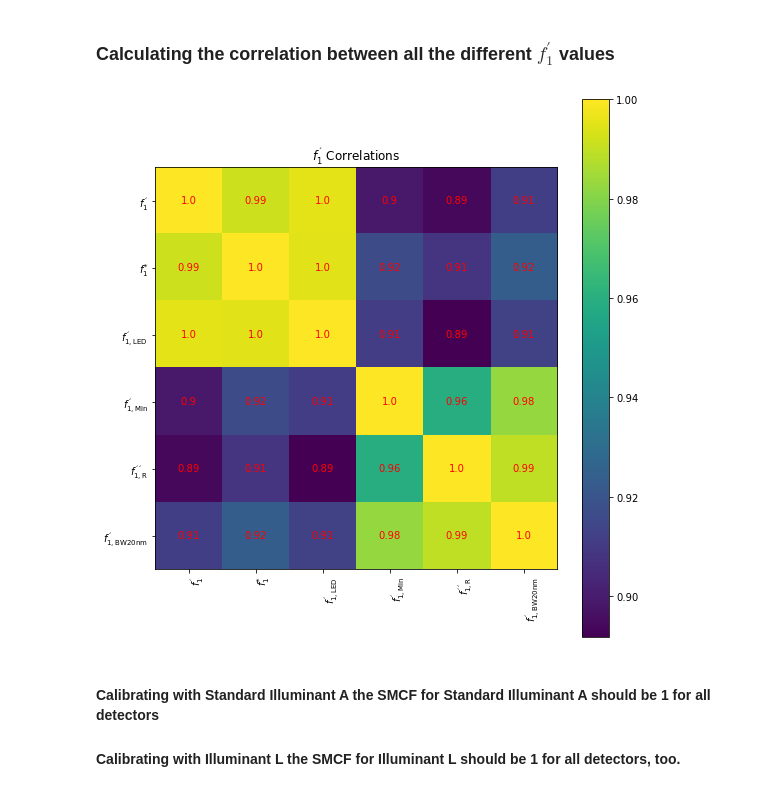
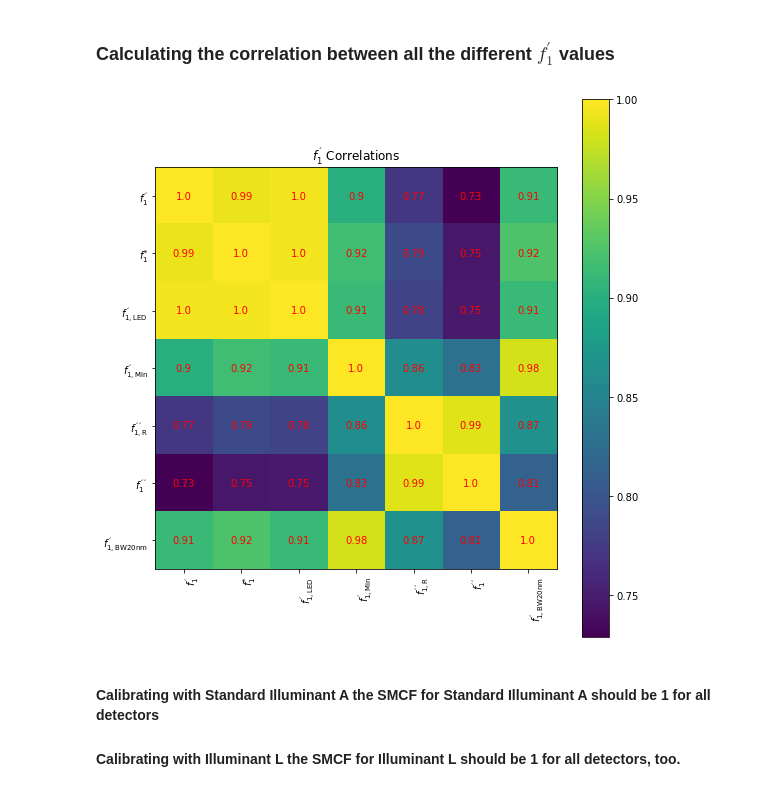
Before and after one commit to empir19nrm02/empir19nrm02, a Jupyter notebook: empir19nrm02/Jupyter/f1PrimeDetector.ipynb, the cells around one changed output. Cells and saved outputs as stored; diff of their text form; code cells hidden in the pictures.

```diff
--- a/empir19nrm02/Jupyter/f1PrimeDetector.ipynb
+++ b/empir19nrm02/Jupyter/f1PrimeDetector.ipynb
@@ -218,7 +221,7 @@ pyplot.savefig('SMCF_Detector_f1Prime.png')
 # %% [markdown]
 ### Calculating all the different $f_{1}^{'}$ values.
 # %%
-dCutOff=0.01
+dCutOff=0.003
 
 f1pA=lx.spectral_mismatch_and_uncertainty.f1prime(vldetectors, S_C='A', cieobs='1931_2', s_target_index=2)
 f1pE=lx.spectral_mismatch_and_uncertainty.f1prime(vldetectors, S_C='E', cieobs='1931_2', s_target_index=2)
@@ -226,5 +229,12 @@ f1pLED=lx.spectral_mismatch_and_uncertainty.f1prime(vldetectors, S_C='LED_B3', c
 f1pA_py=py_f1PrimeGlx(vldetectors, strObserver='1931_2', iObserverOffset = 1, strWeighting='A', iMin=0, dCutOff=0., dBandWidth=0.)
 f1pAFMin=py_f1PrimeGlx(vldetectors, strObserver='1931_2', iObserverOffset = 1, strWeighting='A', iMin=1, dCutOff=0., dBandWidth=0.)
 f1pAFCutOffR=py_f1PrimeGlx(vldetectors, strObserver='1931_2', iObserverOffset = 1, strWeighting='A', iMin=0, dCutOff=-dCutOff, dBandWidth=0.)
+f1pp=py_f1PrimeGlx(vldetectors, strObserver='1931_2', iObserverOffset = 1, strWeighting='A', iMin=0, dCutOff=dCutOff, dBandWidth=0.)
 f1pBW20nm=py_f1PrimeGlx(vldetectors, strObserver='1931_2', iObserverOffset = 1, strWeighting='A', iMin=0, dCutOff=0., dBandWidth=20.)
-f1pEval = np.vstack(( f1pA, f1pE, f1pLED, f1pAFMin, f1pAFCutOffR, f1pBW20nm))
+f1pEval = np.vstack(( f1pA, f1pE, f1pLED, f1pAFMin, f1pAFCutOffR, f1pp, f1pBW20nm))
+
+pyplot.plot(f1pA, f1pp, '*')
+pyplot.xlabel('$f_{1}^{´}$')
+pyplot.ylabel('$f_{1}^{´´}$')
+pyplot.title('Comparison $f_{1}^{´}$ and $f_{1}^{´´}$')
+pyplot.savefig('f1prime-f1primeprime comparison.png')
@@ -233,10 +245,10 @@ f1pEval = np.vstack(( f1pA, f1pE, f1pLED, f1pAFMin, f1pAFCutOffR, f1pBW20nm))
 # %%
 f1pEvalCorr = np.corrcoef(f1pEval)
 # %%
-x_label_list = ['$f_{1}^{´}$', '$f_{1}^{*}$', '$f_{1,\mathrm{LED}}^{´}$', '$f_{1,\mathrm{Min}}^{´}$', '$f_{1,\mathrm{R}}^{´´}$', '$f_{1,\mathrm{BW20nm}}^{´}$']
+x_label_list = ['$f_{1}^{´}$', '$f_{1}^{*}$', '$f_{1,\mathrm{LED}}^{´}$', '$f_{1,\mathrm{Min}}^{´}$', '$f_{1,\mathrm{R}}^{´´}$', '$f_{1}^{´´}$', '$f_{1,\mathrm{BW20nm}}^{´}$']
 plotCorrMatrixSamll(f1pEvalCorr, x_label_list, title='$f_{1}^{´}$ Correlations', fileName='f1p Correlations.png', with_values=True)
 # %% [output]
-[figure, old version]
+[figure, new version]
 # %% [markdown]
 #### Calibrating with Standard Illuminant A the SMCF for Standard Illuminant A should be 1 for all detectors
 #### Calibrating with Illuminant L the SMCF for Illuminant L should be 1 for all detectors, too.
```
Also changed, not shown: parts of 23 cells of this notebook, 18 other files.
